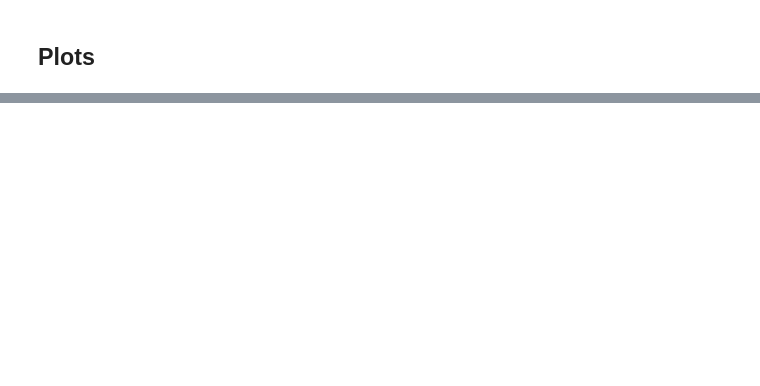
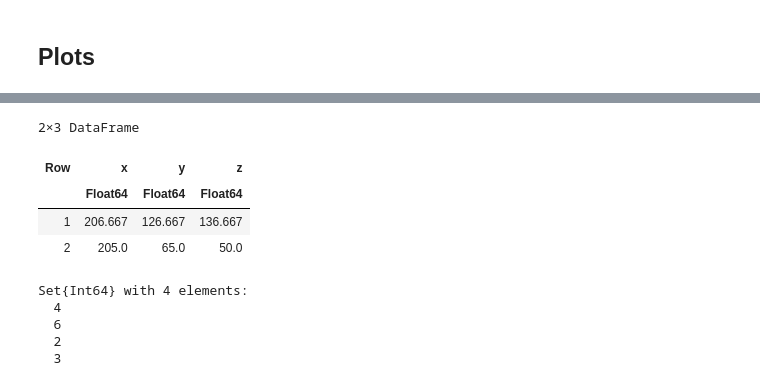
Before and after one commit to pyrogn/ship, a Jupyter notebook: ship_julia.ipynb, the cells around one changed output, grey strips where cells are left out. Saved outputs shown, nothing was run; the diff lists cells and outputs as text; code cells hidden in the pictures; blank space fills up the shorter version.

```diff
--- a/ship_julia.ipynb
+++ b/ship_julia.ipynb
@@ -195,0 +225,18 @@ find_clusters(coords, 20)
+# %%
+targets = find_clusters(coords, RADIUS_DAMAGE)[begin:NUM_TARGETS]
+m = reduce(vcat, map(x -> find_centroid(coords[x, :]), targets))
+centers_targets = DataFrame(m, [:x, :y, :z])
+# %% [output]
+2×3 DataFrame
+| Row | x | y | z |
+|  | Float64 | Float64 | Float64 |
+| 1 | 206.667 | 126.667 | 136.667 |
+| 2 | 205.0 | 65.0 | 50.0 |
+# %%
+targeted = Set(reduce(vcat, targets))
+# %% [output]
+Set{Int64} with 4 elements:
+  4
+  6
+  2
+  3
```
Also changed, not shown: parts of 8 cells of this notebook.
